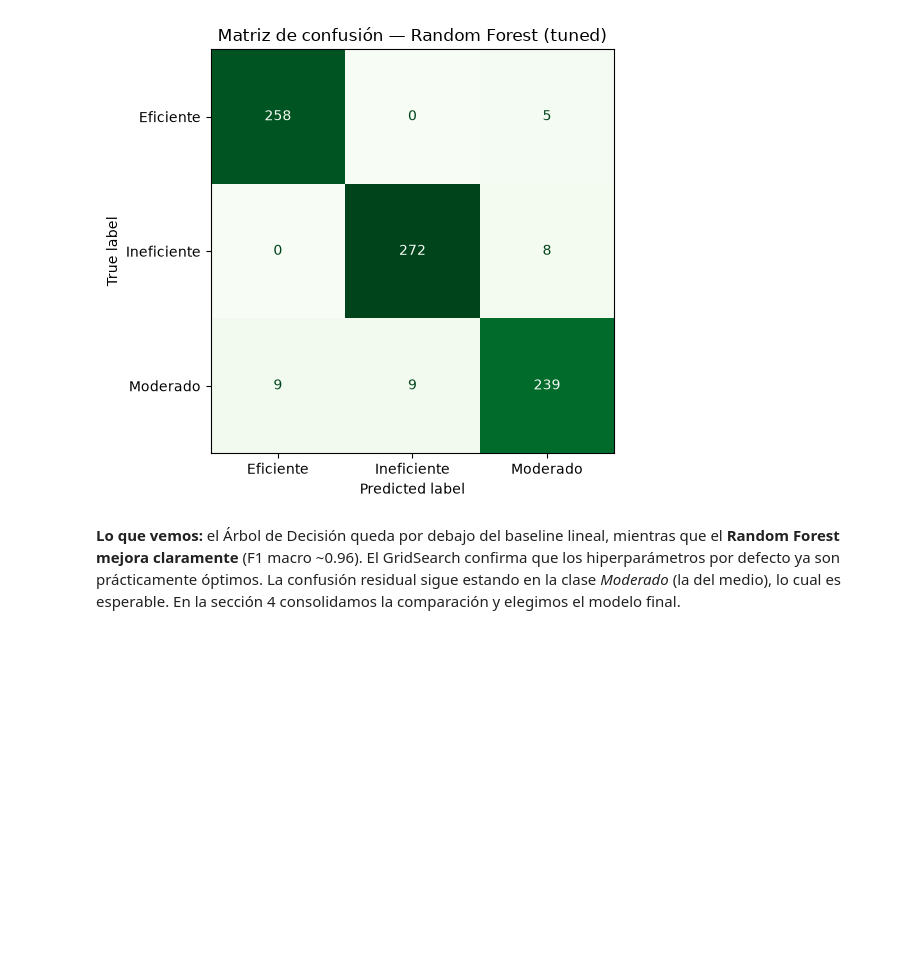
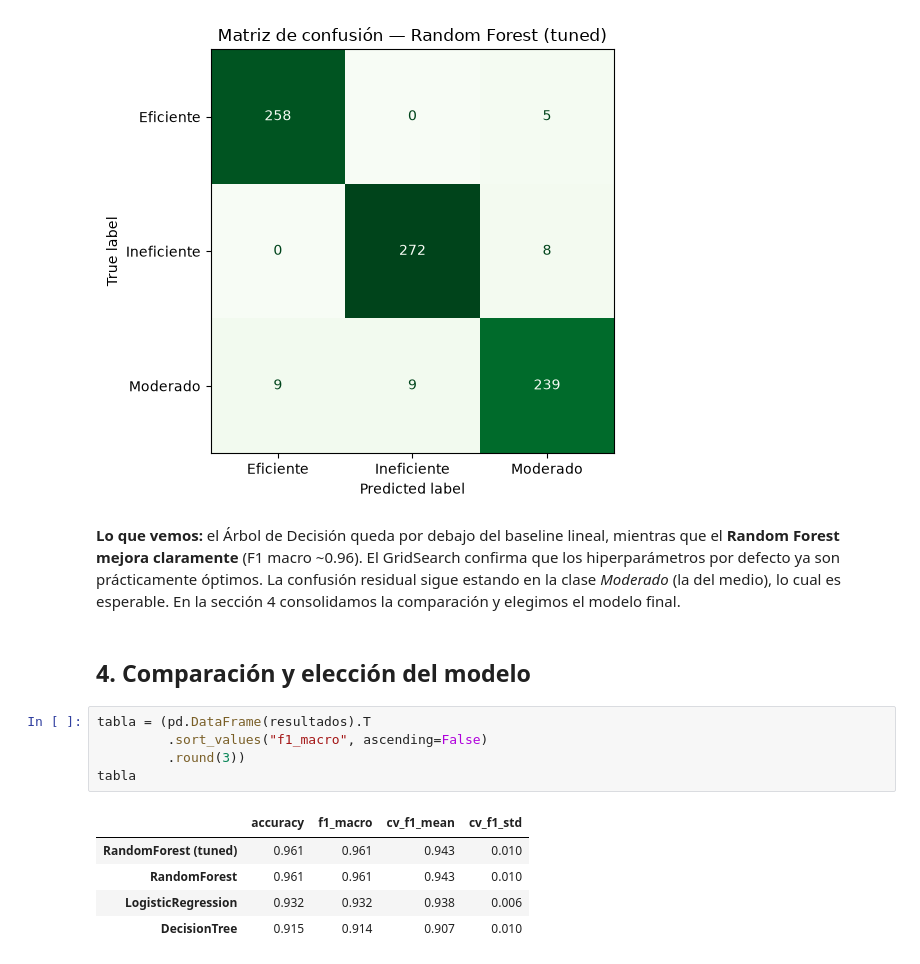
Before and after one commit to No-Country-simulation/G9-LATAM-Team-36, a Jupyter notebook: data-science/notebooks/02_entrenamiento_modelos.ipynb, the cells around one changed output. Saved outputs shown, nothing was run; the diff lists cells and outputs as text; blank space fills up the shorter version.

```diff
--- a/data-science/notebooks/02_entrenamiento_modelos.ipynb
+++ b/data-science/notebooks/02_entrenamiento_modelos.ipynb
@@ -261,3 +261,16 @@ plt.show()
 [figure]
 # %% [markdown]
 **Lo que vemos:** el Árbol de Decisión queda por debajo del baseline lineal, mientras que el **Random Forest mejora claramente** (F1 macro ~0.96). El GridSearch confirma que los hiperparámetros por defecto ya son prácticamente óptimos. La confusión residual sigue estando en la clase *Moderado* (la del medio), lo cual es esperable. En la sección 4 consolidamos la comparación y elegimos el modelo final.
+# %% [markdown]
+## 4. Comparación y elección del modelo
+# %%
+tabla = (pd.DataFrame(resultados).T
+         .sort_values("f1_macro", ascending=False)
+         .round(3))
+tabla
+# %% [output]
+|  | accuracy | f1_macro | cv_f1_mean | cv_f1_std |
+| RandomForest (tuned) | 0.961 | 0.961 | 0.943 | 0.010 |
+| RandomForest | 0.961 | 0.961 | 0.943 | 0.010 |
+| LogisticRegression | 0.932 | 0.932 | 0.938 | 0.006 |
+| DecisionTree | 0.915 | 0.914 | 0.907 | 0.010 |
```
Also changed, not shown: parts of 9 cells of this notebook, 2 other files.
